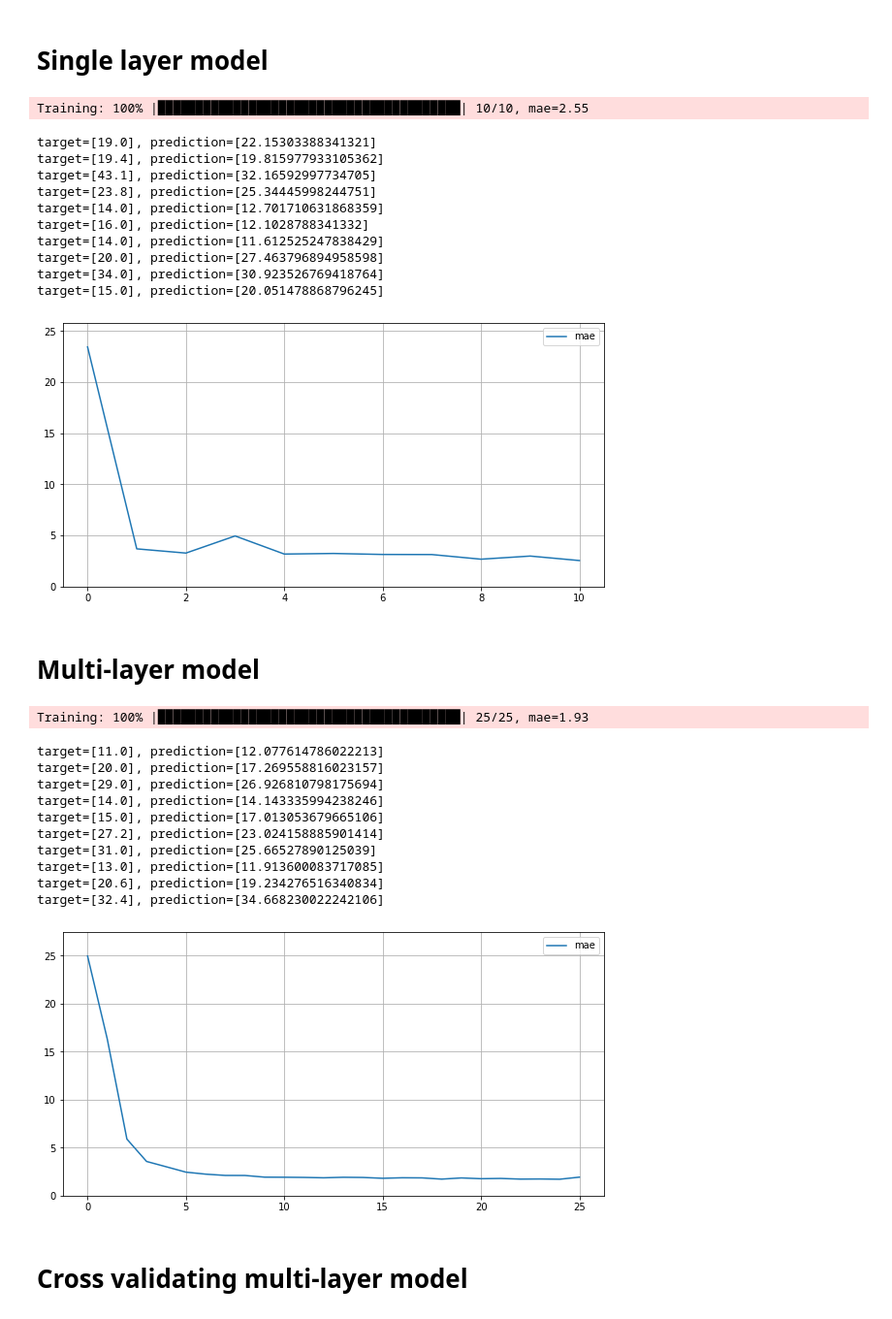
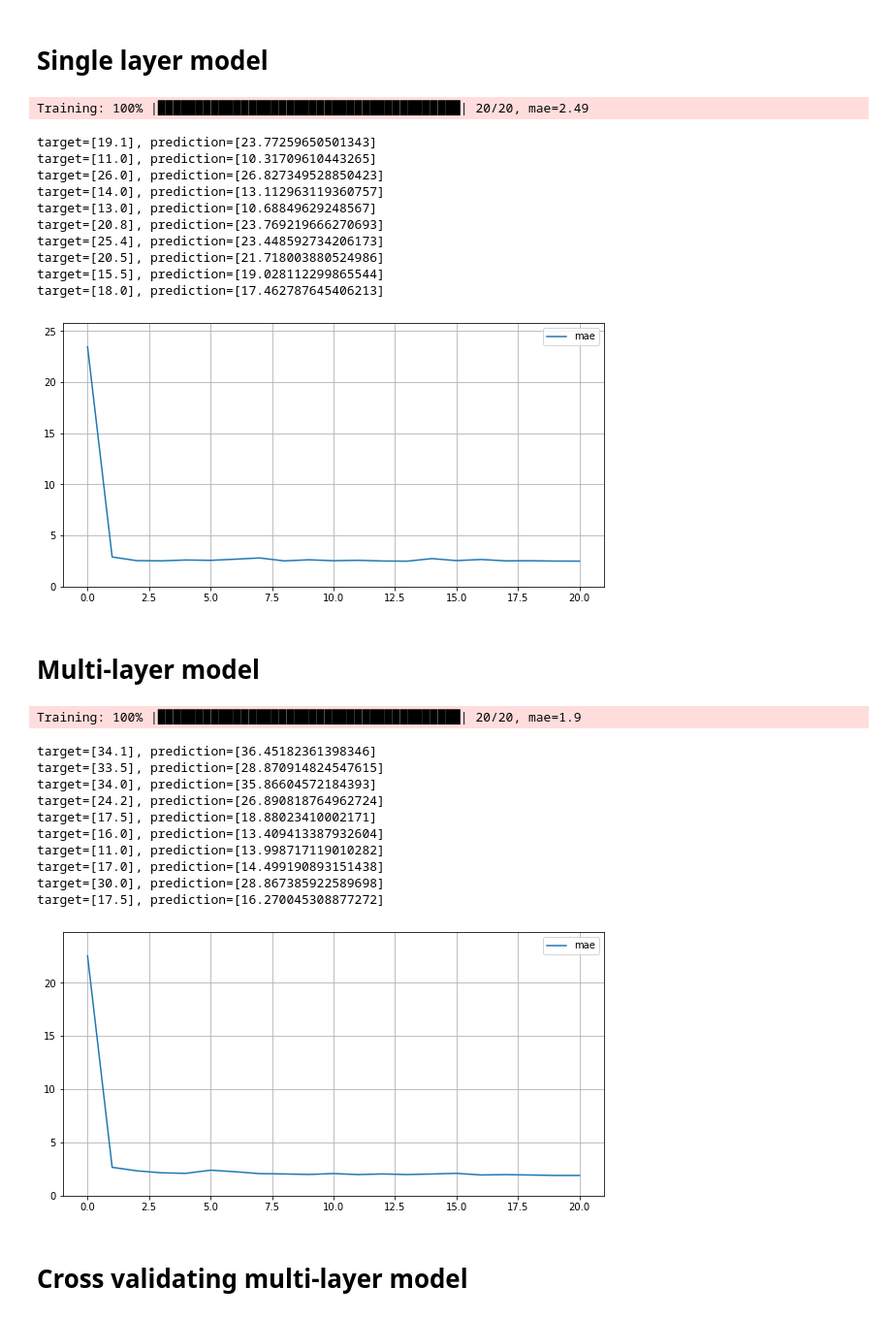
Before and after one commit to FilipHanzel/perceptron, a Jupyter notebook: examples/mpg/mpg.ipynb, the cells around one changed output. Shown: that part at 97% size. Drawn from its saved outputs; the diff is of its cells as text; code cells hidden in the pictures.

```diff
--- a/examples/mpg/mpg.ipynb
+++ b/examples/mpg/mpg.ipynb
@@ -31,7 +31,7 @@ features = transpose(features)
 # %%
 random.seed(0)
 
-model = Perceptron(
+model = Model(
     inputs=7,
     layer_sizes=[1],
     activations="linear",
@@ -40,13 +40,13 @@ model = Perceptron(
     optimizer="adam",
 )
 
-epochs = 10
+epochs = 20
 
 history = model.train(
     training_inputs=features,
     training_targets=targets,
     epochs=epochs,
-    base_learning_rate=0.01,
+    base_learning_rate=0.1,
     learning_rate_decay="linear",
     metrics=["mae"],
 )
@@ -66,70 +66,70 @@ ax.grid()
 ax.legend()
 plt.show()
 # %% [output]
-Training: 100% |████████████████████████████████████████| 10/10, mae=2.55
+Training: 100% |████████████████████████████████████████| 20/20, mae=2.49
-target=[19.0], prediction=[22.15303388341321]
-target=[19.4], prediction=[19.815977933105362]
-target=[43.1], prediction=[32.16592997734705]
-target=[23.8], prediction=[25.34445998244751]
-target=[14.0], prediction=[12.701710631868359]
-target=[16.0], prediction=[12.1028788341332]
-target=[14.0], prediction=[11.612525247838429]
-target=[20.0], prediction=[27.463796894958598]
-target=[34.0], prediction=[30.923526769418764]
-target=[15.0], prediction=[20.051478868796245]
+target=[19.1], prediction=[23.77259650501343]
+target=[11.0], prediction=[10.31709610443265]
+target=[26.0], prediction=[26.827349528850423]
+target=[14.0], prediction=[13.112963119360757]
+target=[13.0], prediction=[10.68849629248567]
+target=[20.8], prediction=[23.769219666270693]
+target=[25.4], prediction=[23.448592734206173]
+target=[20.5], prediction=[21.718003880524986]
+target=[15.5], prediction=[19.028112299865544]
+target=[18.0], prediction=[17.462787645406213]
-[figure, old version]
+[figure, new version]
 # %% [markdown]
 # Multi-layer model
 # %%
 random.seed(0)
 
-model = Perceptron(
+model = Model(
     inputs=7,
-    layer_sizes=[15, 5, 1],
-    activations=["sigmoid"] * 2 + ["linear"],
+    layer_sizes=[5, 5, 1],
+    activations=["leaky_relu"] * 2 + ["linear"],
     init_method="he",
     normalization="zscore",
     optimizer="adam",
 )
 
-epochs = 25
+epochs = 20
 
 history = model.train(
     training_inputs=features,
     training_targets=targets,
     epochs=epochs,
     base_learning_rate=0.01,
-    learning_rate_decay=None,
+    learning_rate_decay="linear",
     metrics=["mae"],
 )
 
 for index in random.choices(range(len(features)), k=10):
     target = targets[index]
     prediction = model.predict(features[index])
     print(f"{target=}, {prediction=}")
 
 fig = plt.figure(figsize=(10, 5))
 ax = fig.add_subplot()
 
 ax.plot(range(epochs + 1), history["mae"], label="mae")
 
 ax.set_ylim(bottom=0, top=max(history["mae"]) * 1.1)
 ax.grid()
 ax.legend()
 plt.show()
 # %% [output]
-Training: 100% |████████████████████████████████████████| 25/25, mae=1.93
+Training: 100% |████████████████████████████████████████| 20/20, mae=1.9
-target=[11.0], prediction=[12.077614786022213]
-target=[20.0], prediction=[17.269558816023157]
-target=[29.0], prediction=[26.926810798175694]
-target=[14.0], prediction=[14.143335994238246]
-target=[15.0], prediction=[17.013053679665106]
-target=[27.2], prediction=[23.024158885901414]
-target=[31.0], prediction=[25.66527890125039]
-target=[13.0], prediction=[11.913600083717085]
-target=[20.6], prediction=[19.234276516340834]
-target=[32.4], prediction=[34.668230022242106]
+target=[34.1], prediction=[36.45182361398346]
+target=[33.5], prediction=[28.870914824547615]
+target=[34.0], prediction=[35.86604572184393]
+target=[24.2], prediction=[26.890818764962724]
+target=[17.5], prediction=[18.88023410002171]
+target=[16.0], prediction=[13.409413387932604]
+target=[11.0], prediction=[13.998717119010282]
+target=[17.0], prediction=[14.499190893151438]
+target=[30.0], prediction=[28.867385922589698]
+target=[17.5], prediction=[16.270045308877272]
-[figure, old version]
+[figure, new version]
 # %% [markdown]
 # Cross validating multi-layer model
 # %%
```
Also changed, not shown: parts of 3 cells of this notebook, 10 other files.
